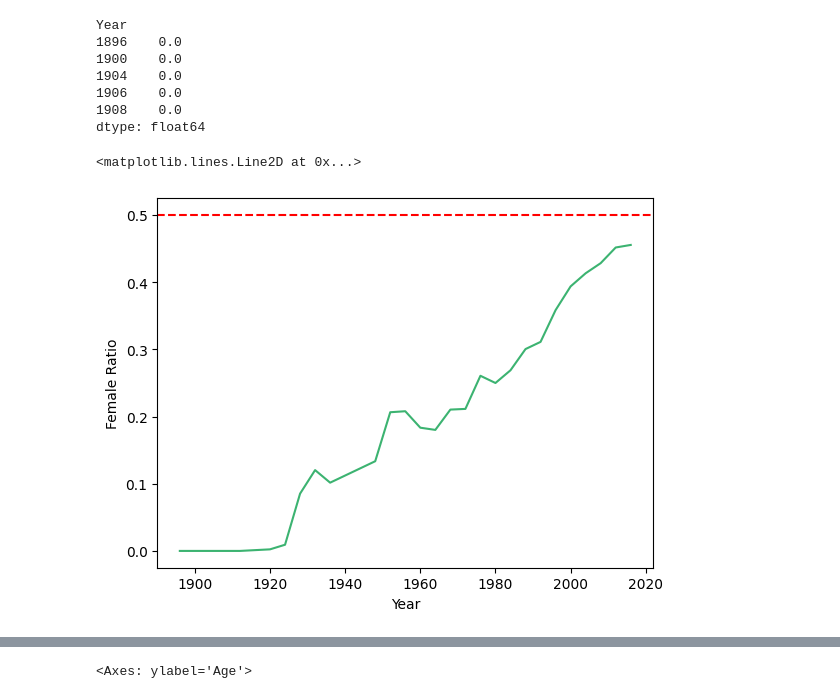
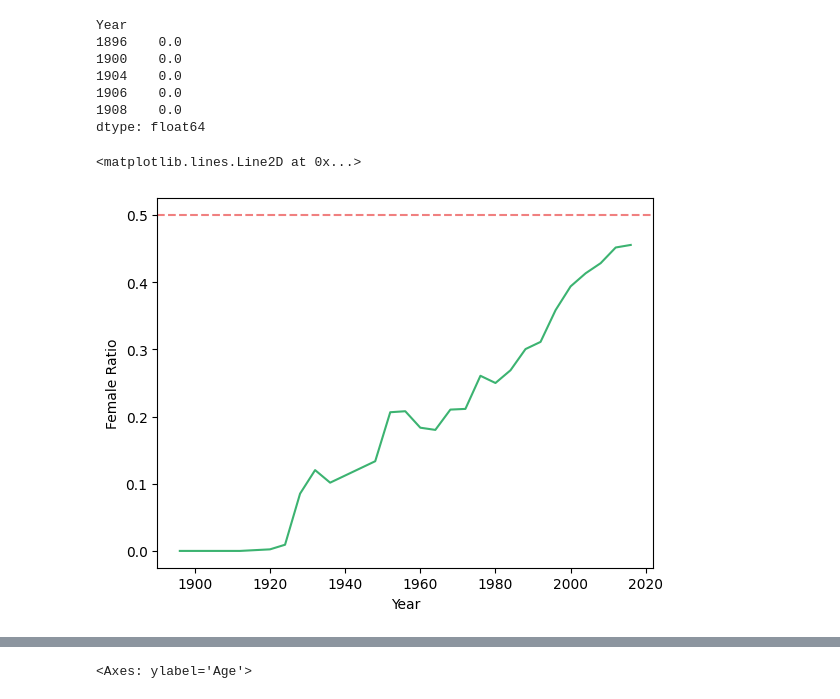
Before and after one commit to Luna-v0/olympic-analyses, a Jupyter notebook: distribuition.ipynb, the cells around one changed output, grey strips where cells are left out. Saved outputs shown, nothing was run; the diff lists cells and outputs as text; code cells hidden in the pictures.

```diff
--- a/distribuition.ipynb
+++ b/distribuition.ipynb
@@ -169,10 +169,10 @@ dtype: float64
 # %%
 plot = sns.lineplot(gender_ratio_by_year, color="mediumseagreen")
 plot.set(ylabel="Female Ratio")
-plot.axhline(y=0.5, color='red', linestyle='--')
+plot.axhline(y=0.5, color='lightcoral', linestyle='--')
 # %% [output]
 <matplotlib.lines.Line2D at 0x...>
-[figure, old version]
+[figure, new version]
 # %%
 basketball = summer[summer.Sport=="Basketball"]
 # %%
```
Also changed, not shown: parts of 5 cells of this notebook, 1 other file.
